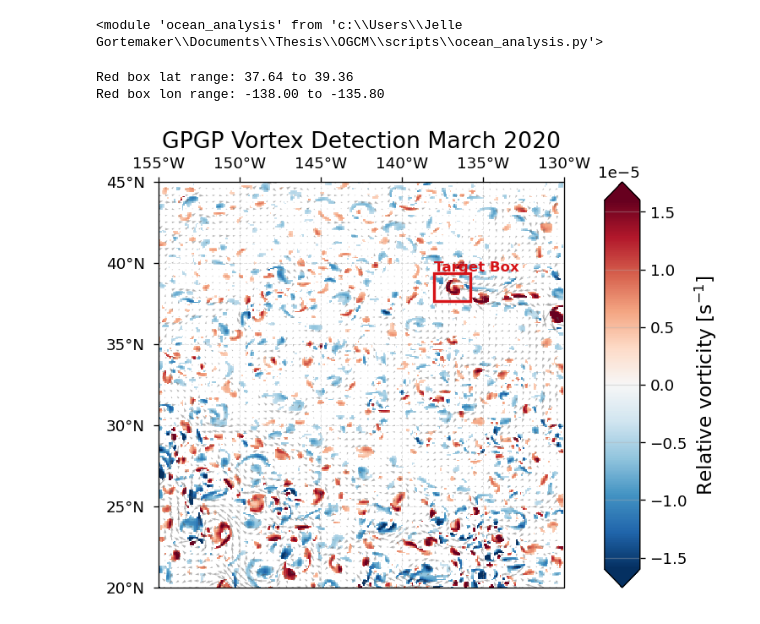
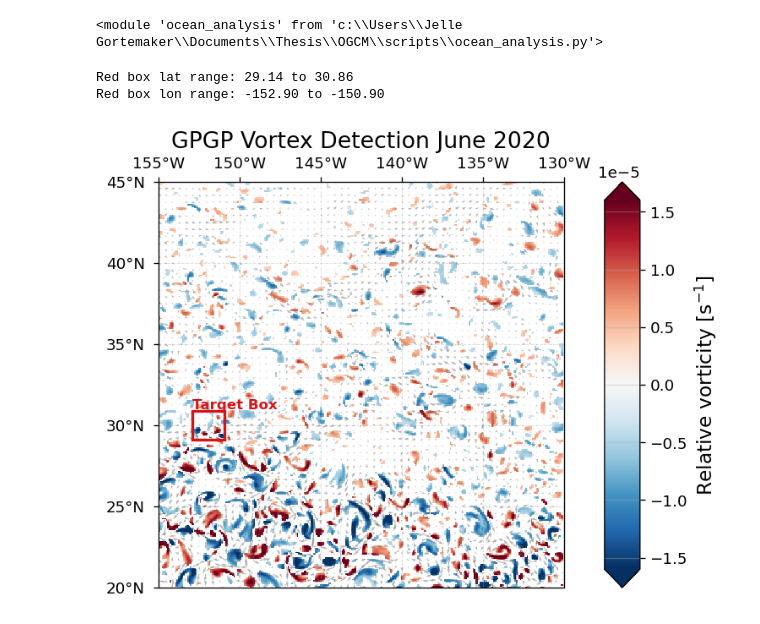
Before and after one commit to Jelle-Gortemaker/Thesis, a Jupyter notebook: OGCM/notebooks/OW_detection.ipynb, the cells around one changed output. Cells and saved outputs as stored; diff of their text form; code cells hidden in the pictures.

```diff
--- a/OGCM/notebooks/OW_detection.ipynb
+++ b/OGCM/notebooks/OW_detection.ipynb
@@ -39,7 +39,7 @@ importlib.reload(oa)
 
 NB_DIR = Path.cwd()
 
-case_name = "run_mar1"  # edit
+case_name = "run_dec1"  # edit
 
 # Fixed symmetric colorbar magnitude
 VORT_ABS_MAX = 1.6e-5
@@ -58,10 +58,10 @@ JSON_OUTPUT_DIR.mkdir(parents=True, exist_ok=True)
 # 1. LOAD DATA
 # ============================================================
 
-title = "GPGP Vortex Detection March 2020"
+title = "GPGP Vortex Detection June 2020"
 
 surface_ds = oa.process_glorys_data(
-    "../data/input/GPGP_mar2020.nc",
+    "../data/input/GPGP_jun2020.nc",
     averaging_period="1D",
 )
 
@@ -75,8 +75,8 @@ surface_ds = oa.process_glorys_data(
 # lon_w = -140.94
 # lon_e = -139.06
 
-center_lat = 38.5
-center_lon = -136.9
+center_lat = 30
+center_lon = -151.9
 
 dlat = 192 / 111.32          # ≈ 1.725 deg
 dlon = 192 / (111.32 * np.cos(np.deg2rad(center_lat)))   # ≈ 1.903 deg
@@ -98,36 +98,36 @@ les_box = oa.get_subdomain(
 
 alpha = 0.2
 
 
 # ============================================================
 # 3. COMPUTE OW + EDDY MASK
 # ============================================================
 
 ow_results = oa.calculate_okubo_weiss(surface_ds)
 
 signed_intensity, eddy_mask = oa.get_eddy_intensity(
     ow_results,
     alpha=alpha,
 )
 
 
 # ============================================================
 # VISUALIZE
 # ============================================================
 
 fig, ax = oa.plot_eddy_intensity(
     intensity_data=signed_intensity,
     u=surface_ds.uo,
     v=surface_ds.vo,
     title=title,
     target_box=les_box,
     extent=None,
     vabs=VORT_ABS_MAX,
 )
 # %% [output]
-Red box lat range: 37.64 to 39.36
-Red box lon range: -138.00 to -135.80
+Red box lat range: 29.14 to 30.86
+Red box lon range: -152.90 to -150.90
-[figure, old version]
+[figure, new version]
 # %%
 
 # ============================================================
```
Also changed, not shown: parts of 3 cells of this notebook, 3 other files.
